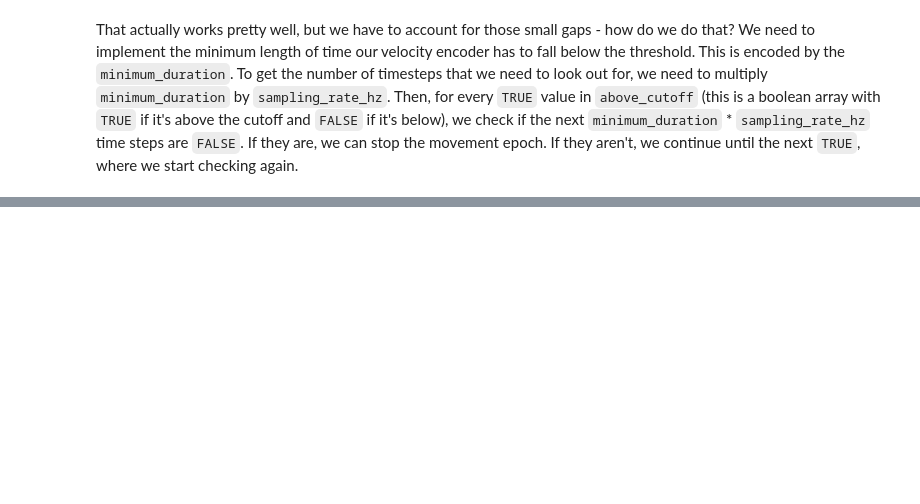
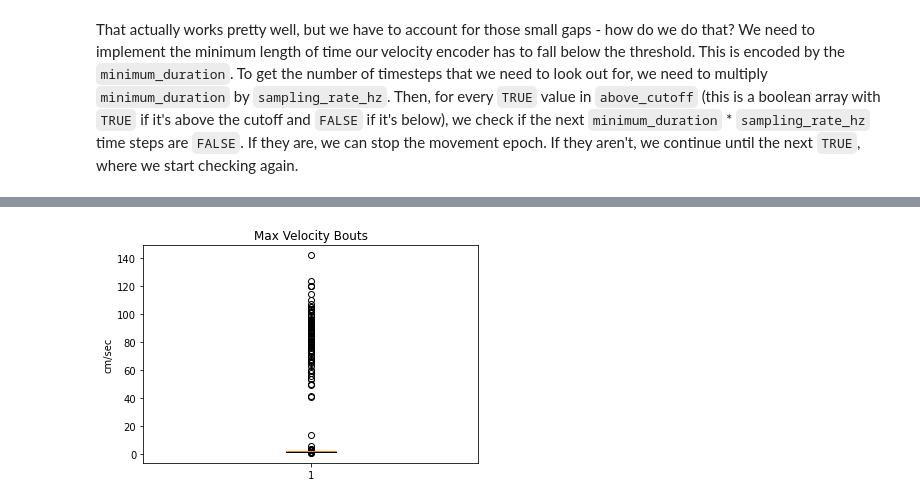
Before and after one commit to BevanLab/treadmill_analysis, a Jupyter notebook: Velocity Epochs Treadmill.ipynb, the cells around one changed output, grey strips where cells are left out. Cells and saved outputs as stored; diff of their text form; code cells hidden in the pictures; blank space fills up the shorter version.

```diff
--- a/Velocity Epochs Treadmill.ipynb
+++ b/Velocity Epochs Treadmill.ipynb
@@ -169,0 +168,14 @@ above_cutoff[0*sampling_rate_hz:30*sampling_rate_hz].shape
+# %%
+"""
+indices = []
+is_first = True
+window_range = 10
+for idx, frame in enumerate(above_cutoff):
+    if frame and (idx == 0 or not above_cutoff[idx - 1] ):
+        start = idx
+    if not frame and above_cutoff[idx - 1] and not idx == 0:
+        end = idx
+        if start>=end:
+            continue
+        indices.append((start, end))
+"""
@@ -169,0 +184,3 @@ above_cutoff[0*sampling_rate_hz:30*sampling_rate_hz].shape
+# %%
+from itertools import accumulate, groupby
+indices = list(accumulate(sum(1 for _ in g) for _,g in groupby(above_cutoff)))
@@ -169,0 +218,8 @@ above_cutoff[0*sampling_rate_hz:30*sampling_rate_hz].shape
+# %%
+def max_velocity_bouts(indices):
+    max_vels = []
+    for i in range(len(indices) - 1):
+        start, end = indices[i], indices[i + 1]
+        max_vels.append(max(sweepY[int(start): int(end)]) * 100)
+        i += 2
+    return max_vels
@@ -169,0 +307,8 @@ above_cutoff[0*sampling_rate_hz:30*sampling_rate_hz].shape
+# %%
+%matplotlib inline
+plt.boxplot(max_velocity_bouts(indices))
+plt.title('Max Velocity Bouts')
+plt.ylabel('cm/sec')
+plt.show()
+# %% [output]
+[figure, added]
```
Also changed, not shown: parts of 26 cells of this notebook, 2 other files.
